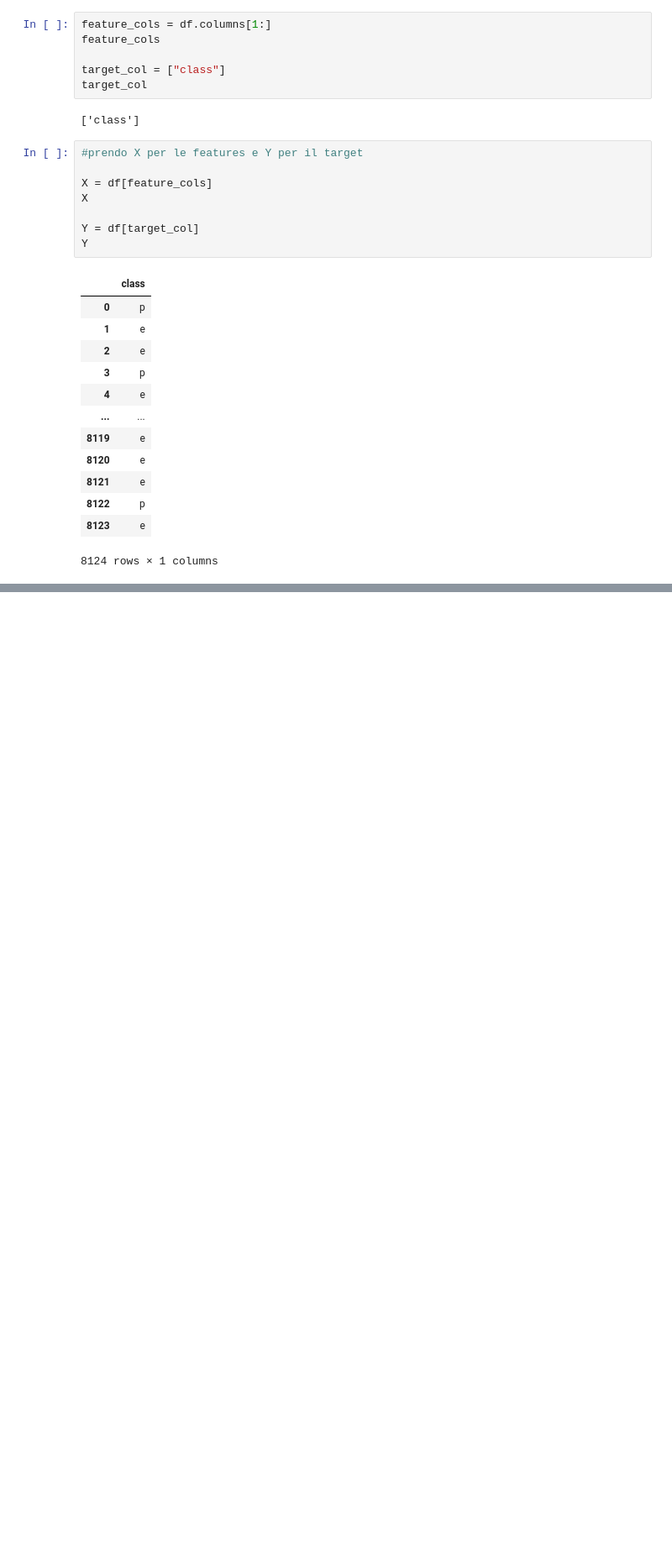
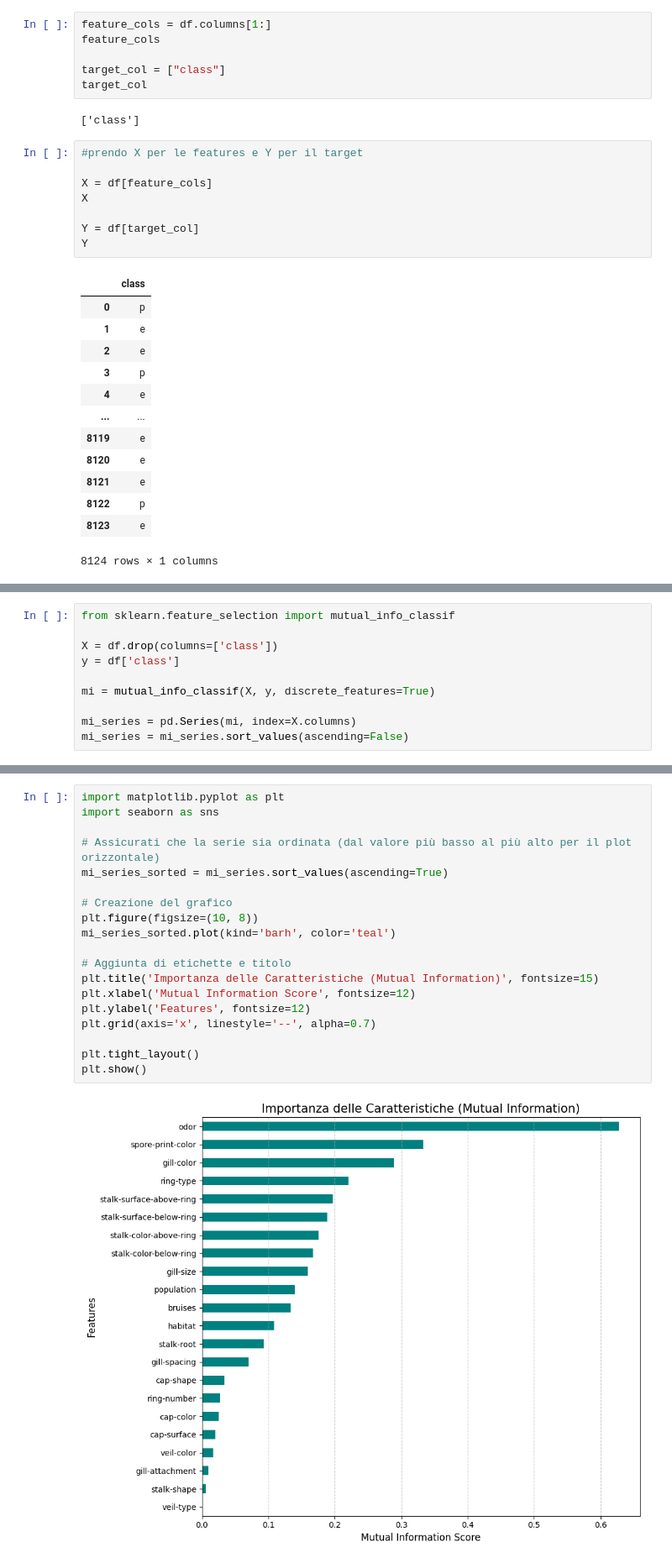
Before and after one commit to sammiforza3/MLTrainingWithNoisyDatasets, a Jupyter notebook: decisiontree.ipynb, the cells around one changed output, grey strips where cells are left out. Shown at 84% size. Saved outputs shown, nothing was run; the diff lists cells and outputs as text; blank space fills up the shorter version.

```diff
--- a/decisiontree.ipynb
+++ b/decisiontree.ipynb
@@ -123,0 +87,10 @@ Name: cap-shape_c, Length: 5686, dtype: float64
+# %%
+from sklearn.feature_selection import mutual_info_classif
+
+X = df.drop(columns=['class'])
+y = df['class']
+
+mi = mutual_info_classif(X, y, discrete_features=True)
+
+mi_series = pd.Series(mi, index=X.columns)
+mi_series = mi_series.sort_values(ascending=False)
@@ -123,0 +117,21 @@ Name: cap-shape_c, Length: 5686, dtype: float64
+# %%
+import matplotlib.pyplot as plt
+import seaborn as sns
+
+# Assicurati che la serie sia ordinata (dal valore più basso al più alto per il plot orizzontale)
+mi_series_sorted = mi_series.sort_values(ascending=True)
+
+# Creazione del grafico
+plt.figure(figsize=(10, 8))
+mi_series_sorted.plot(kind='barh', color='teal')
+
+# Aggiunta di etichette e titolo
+plt.title('Importanza delle Caratteristiche (Mutual Information)', fontsize=15)
+plt.xlabel('Mutual Information Score', fontsize=12)
+plt.ylabel('Features', fontsize=12)
+plt.grid(axis='x', linestyle='--', alpha=0.7)
+
+plt.tight_layout()
+plt.show()
+# %% [output]
+[figure, added]
```
Also changed, not shown: parts of 18 cells of this notebook, 1 other file.
